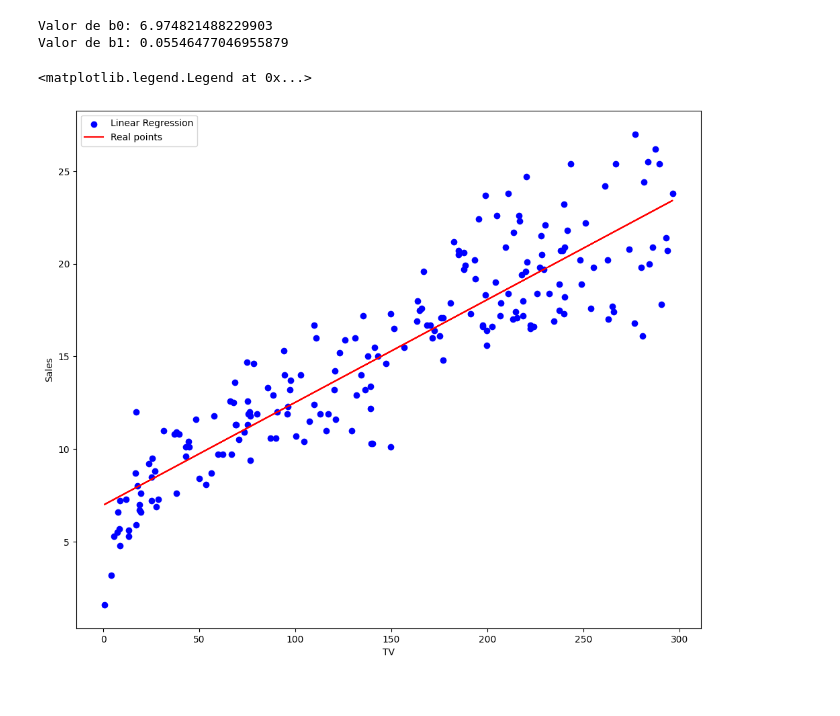
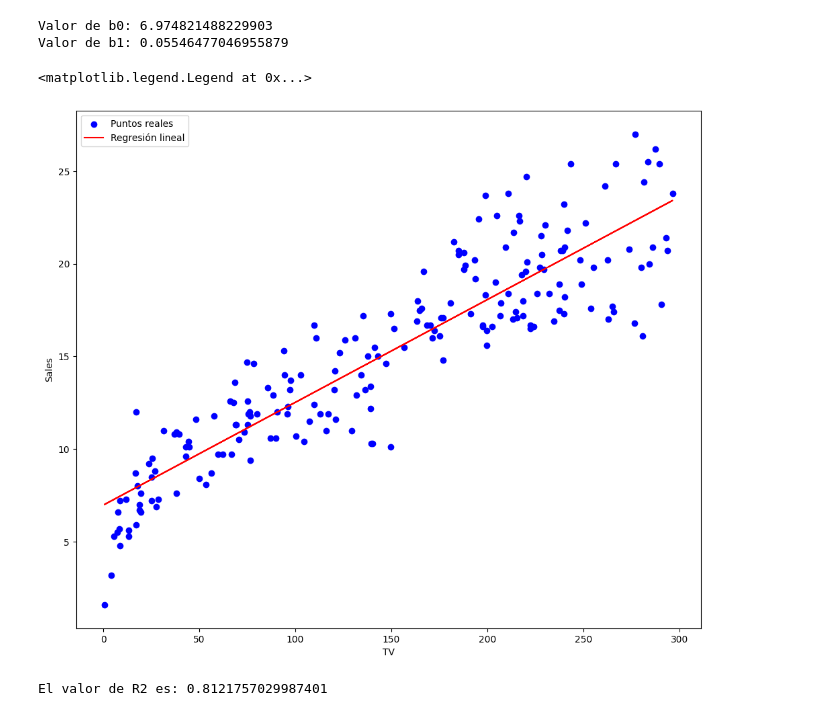
Before and after one commit to gabalvarezmc/AnalisisDatos_T2, a Jupyter notebook: 02-CalculoRegresion.ipynb, the cells around one changed output. Saved outputs shown, nothing was run; the diff lists cells and outputs as text; code cells hidden in the pictures.

Commit message:
Calculo R2 y valores posteriores

```diff
--- a/02-CalculoRegresion.ipynb
+++ b/02-CalculoRegresion.ipynb
@@ -74,11 +97,30 @@ Valor de b0: 6.974821488229903
 Valor de b1: 0.05546477046955879
 # %%
 fig, ax = plt.subplots(1, 1, figsize = (12, 10))
-ax.scatter(data["TV"], data["Sales"], c = 'blue', label = "Linear Regression")
-ax.plot(data["TV"], data["Sales_predictions"], c = 'red', label = "Real points")
+ax.scatter(data["TV"], data["Sales"], c = 'blue', label = "Puntos reales")
+ax.plot(data["TV"], data["Sales_predictions"], c = 'red', label = "Regresión lineal")
 ax.set_xlabel("TV")
 ax.set_ylabel("Sales")
 ax.legend()
 # %% [output]
 <matplotlib.legend.Legend at 0x...>
-[figure, old version]
+[figure, new version]
+# %%
+data['sales_prediction'] = b1 * data['TV'] + b0
+sales_mean = np.mean(data["Sales"])
+data["SSR"]=(data["sales_prediction"]-sales_mean)**2
+data["SSD"]=(data["sales_prediction"]-data["Sales"])**2
+data["SST"]=(data["Sales"]-sales_mean)**2
+
+# SSR: Suma de los cuadrados de la regresión
+SSR = sum(data["SSR"])
+# SSD: Suma de los cuadrados de las diferencias
+SSD = sum(data["SSD"])
+# SST: Suma total de los cuadrados
+SST = sum(data["SST"])
+
+R2 = SSR/SST
+
+print(f"El valor de R2 es: {R2}")
+# %% [output]
+El valor de R2 es: 0.8121757029987401
```
Also changed, not shown: parts of 6 cells of this notebook.
